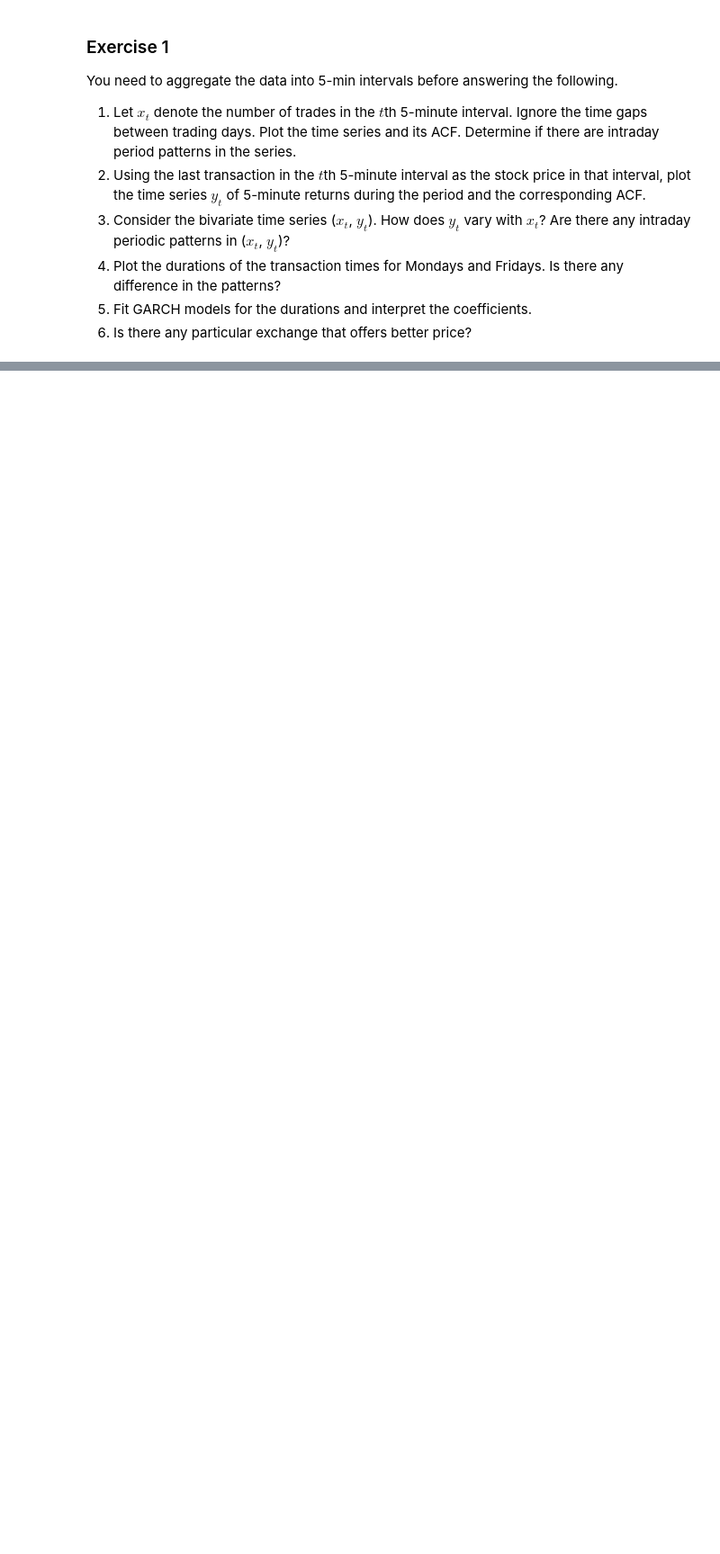
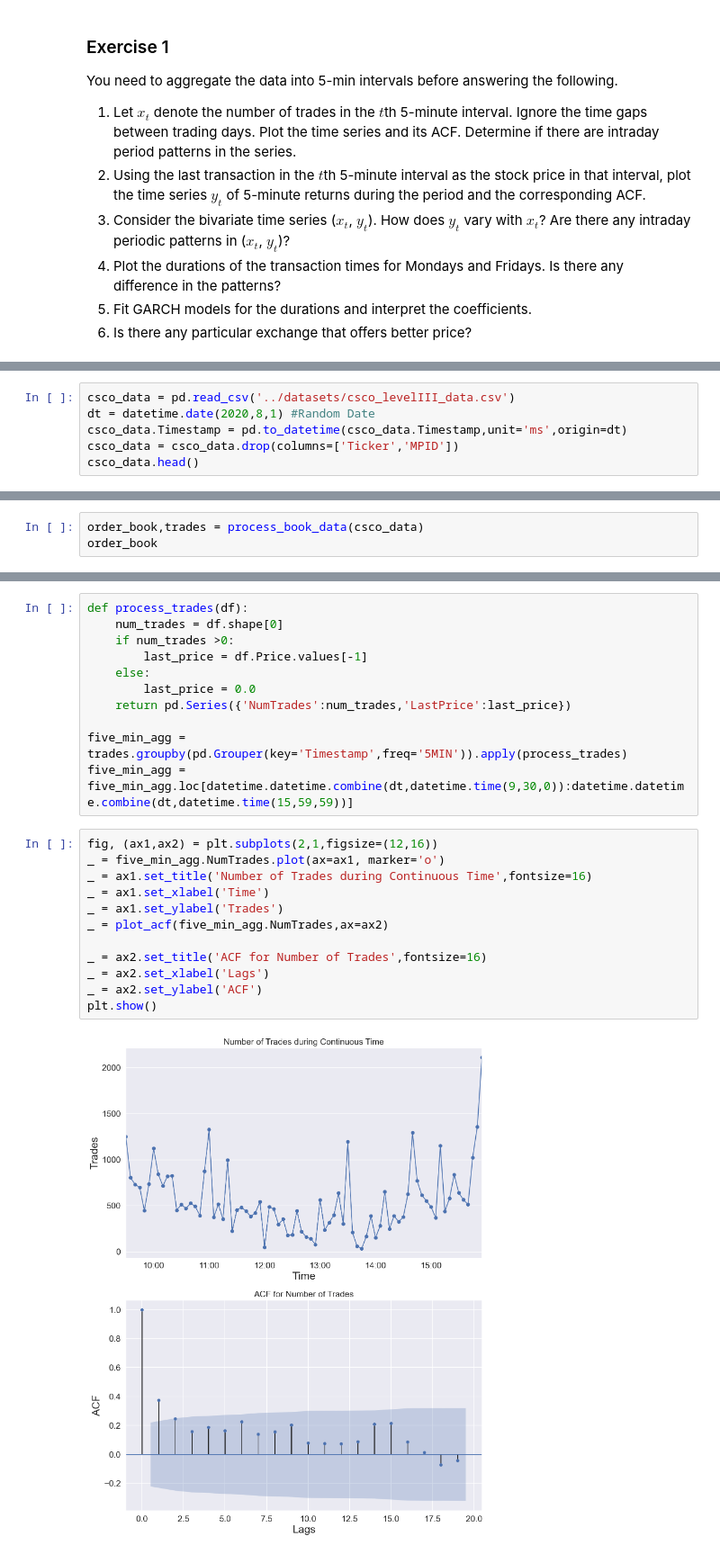
Before and after one commit to NehrenD/algo_trading_and_quant_strategies, a Jupyter notebook: exercises/chapter4_solutions.ipynb, the cells around one changed output, grey strips where cells are left out. Shown at 90% size. Cells and saved outputs as stored; diff of their text form; blank space fills up the shorter version.

Commit message:
Fixed csco l3 data and started Chapter 4 exercises

```diff
--- a/exercises/chapter4_solutions.ipynb
+++ b/exercises/chapter4_solutions.ipynb
@@ -423,0 +43,6 @@ array([[0.0437955 , 0.02451863],
+# %%
+csco_data = pd.read_csv('../datasets/csco_levelIII_data.csv')
+dt = datetime.date(2020,8,1) #Random Date
+csco_data.Timestamp = pd.to_datetime(csco_data.Timestamp,unit='ms',origin=dt)
+csco_data = csco_data.drop(columns=['Ticker','MPID'])
+csco_data.head()
@@ -423,0 +187,3 @@ array([[0.0437955 , 0.02451863],
+# %%
+order_book,trades = process_book_data(csco_data)
+order_book
@@ -423,0 +194,25 @@ array([[0.0437955 , 0.02451863],
+# %%
+def process_trades(df):
+    num_trades = df.shape[0]
+    if num_trades >0:
+        last_price = df.Price.values[-1]
+    else:
+        last_price = 0.0
+    return pd.Series({'NumTrades':num_trades,'LastPrice':last_price})
+
+five_min_agg = trades.groupby(pd.Grouper(key='Timestamp',freq='5MIN')).apply(process_trades)
+five_min_agg = five_min_agg.loc[datetime.datetime.combine(dt,datetime.time(9,30,0)):datetime.datetime.combine(dt,datetime.time(15,59,59))]
+# %%
+fig, (ax1,ax2) = plt.subplots(2,1,figsize=(12,16))
+_ = five_min_agg.NumTrades.plot(ax=ax1, marker='o')
+_ = ax1.set_title('Number of Trades during Continuous Time',fontsize=16)
+_ = ax1.set_xlabel('Time')
+_ = ax1.set_ylabel('Trades')
+_ = plot_acf(five_min_agg.NumTrades,ax=ax2)
+
+_ = ax2.set_title('ACF for Number of Trades',fontsize=16)
+_ = ax2.set_xlabel('Lags')
+_ = ax2.set_ylabel('ACF')
+plt.show()
+# %% [output]
+[figure, added]
```
Also changed, not shown: parts of 64 cells of this notebook, 1 other file.
